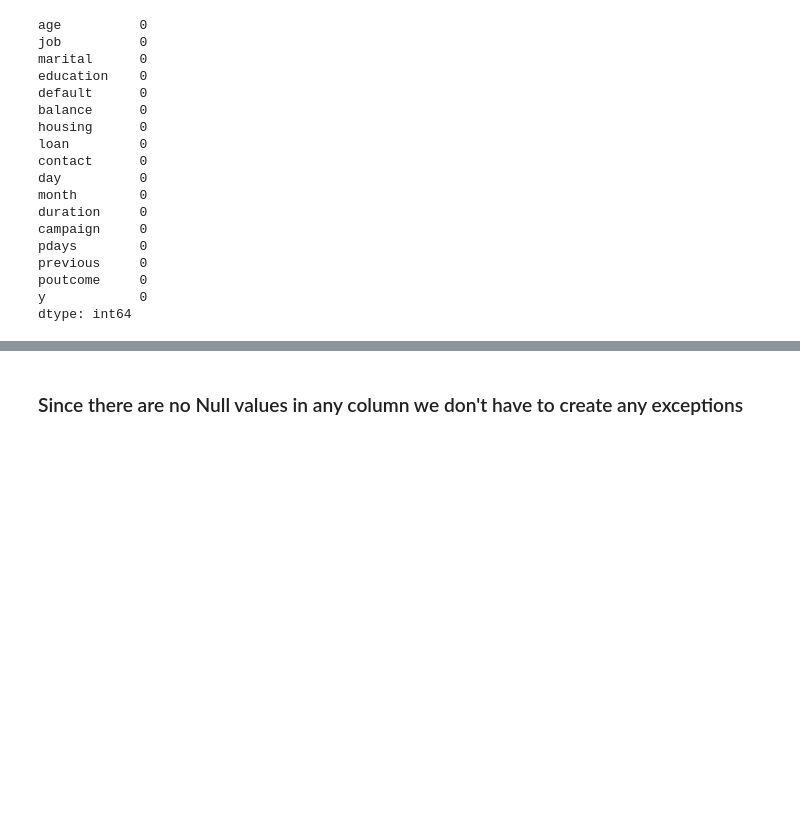
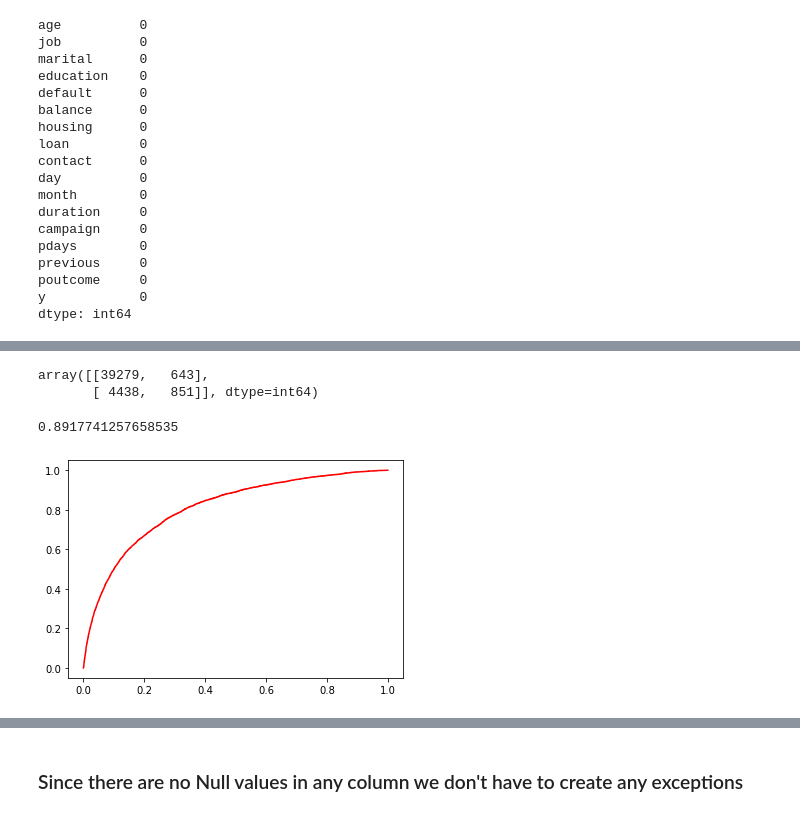
Before and after one commit to RajeshMahadevappa/DataScience-Exercise, a Jupyter notebook: Logistic Regression/Bank_data.ipynb, the cells around one changed output, grey strips where cells are left out. Saved outputs shown, nothing was run; the diff lists cells and outputs as text; code cells hidden in the pictures; blank space fills up the shorter version.

```diff
--- a/Logistic Regression/Bank_data.ipynb
+++ b/Logistic Regression/Bank_data.ipynb
@@ -190,3 +190,18 @@ previous     0
 poutcome     0
 y            0
 dtype: int64
+# %%
+
+from sklearn import preprocessing
+label=preprocessing.LabelEncoder()
+df['job']=label.fit_transform(df.job)
+df['marital']=label.fit_transform(df.marital)
+df['education']=label.fit_transform(df.education)
+df['default']=label.fit_transform(df.default)
+df['housing']=label.fit_transform(df.housing)
+df['loan']=label.fit_transform(df.loan)
+df['contact']=label.fit_transform(df.contact)
+df['poutcome']=label.fit_transform(df.poutcome)
+df['month']=label.fit_transform(df.month)
+df['y']=label.fit_transform(df.y)
+df
@@ -192,0 +222,6 @@ dtype: int64
+# %%
+x=df.iloc[:,:16]
+y=df.iloc[:,16:17]
+# %%
+classifier=LogisticRegression()
+classifier.fit(x,y)
@@ -192,0 +237,3 @@ dtype: int64
+# %%
+y_pred=classifier.predict(x)
+y_pred
@@ -192,0 +260,11 @@ dtype: int64
+# %%
+con_mat=confusion_matrix(y,y_pred)
+con_mat
+# %% [output]
+array([[39279,   643],
+       [ 4438,   851]], dtype=int64)
+# %%
+# The model accuracy is calculated by (a+d)/(a+b+c+d)
+(39156+1162)/(39156+766+4127+1162)
+# %% [output]
+0.8917741257658535
@@ -192,0 +274,6 @@ dtype: int64
+# %%
+fpr,tpr,thresholds=roc_curve(y,classifier.predict_proba(x)[:,1])
+plt.plot(fpr,tpr,color='red')
+auc=roc_auc_score(y,y_pred)
+# %% [output]
+[figure, added]
```
Also changed, not shown: parts of 8 cells of this notebook.
